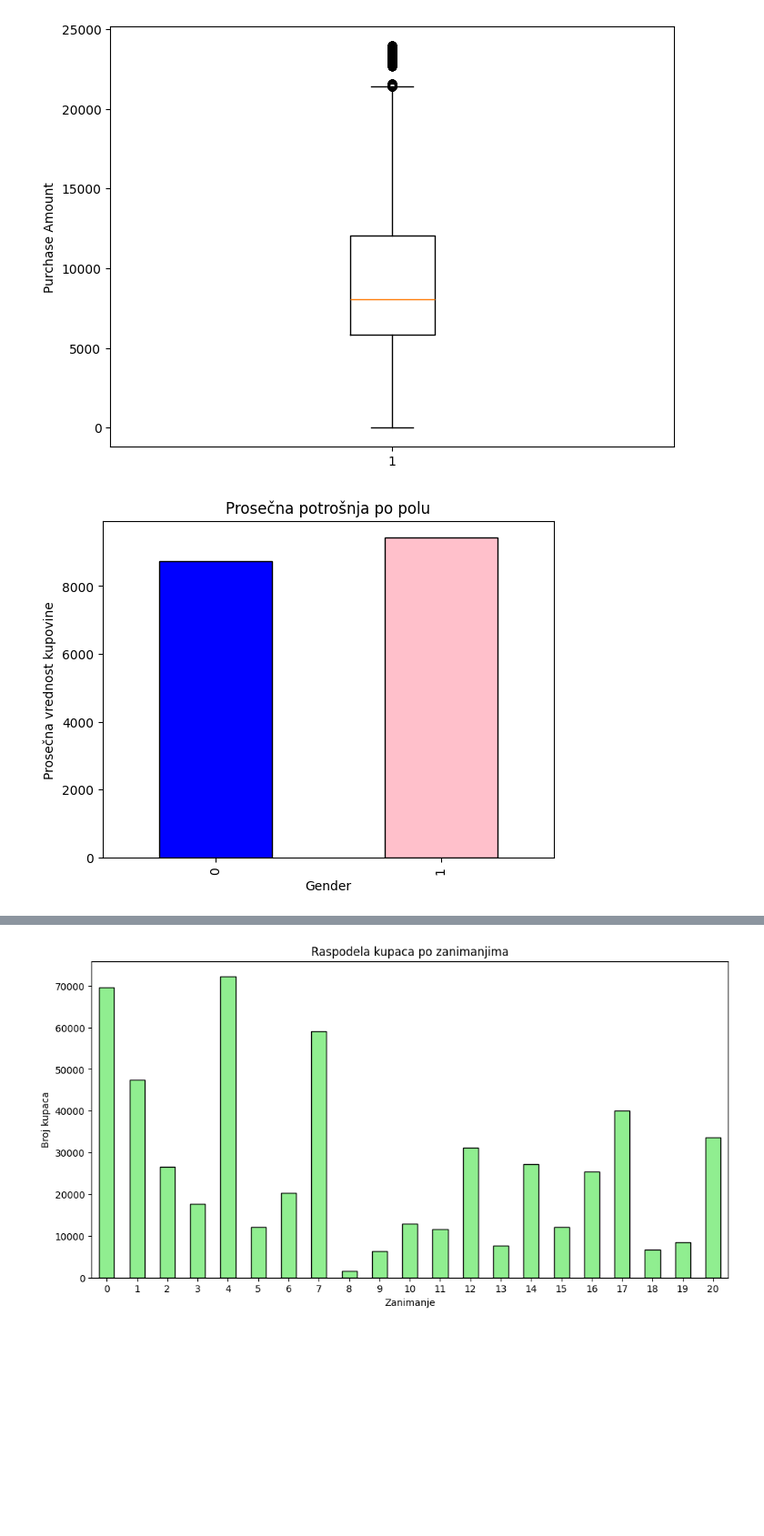
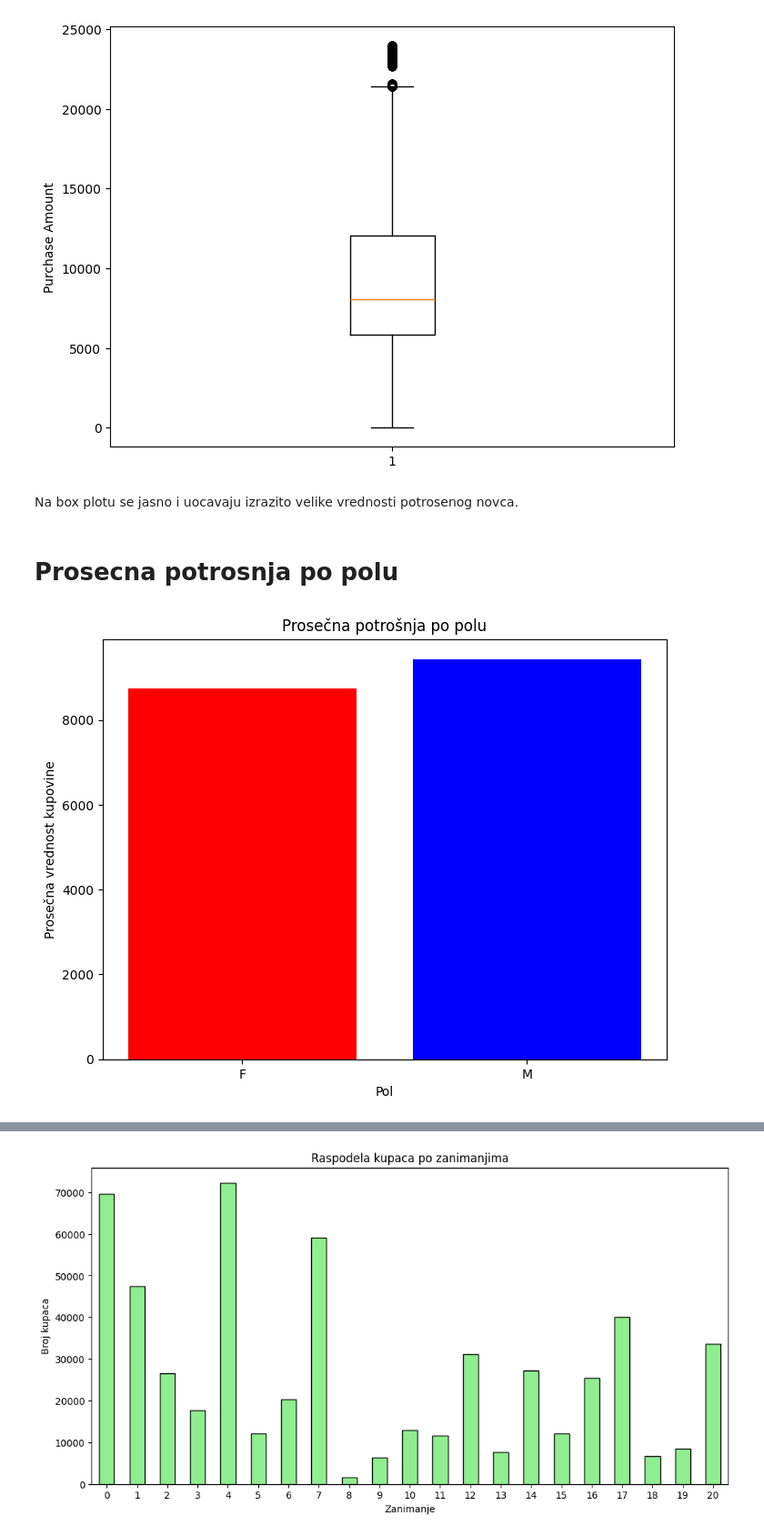
Before and after one commit to dunjica21/Projekat_ML, a Jupyter notebook: BlackFriday.ipynb, the cells around one changed output, grey strips where cells are left out. Shown: that part at 91% size. Drawn from its saved outputs; the diff is of its cells as text; code cells hidden in the pictures; blank space fills up the shorter version.

```diff
--- a/BlackFriday.ipynb
+++ b/BlackFriday.ipynb
@@ -62,6 +80,5 @@ Za početak izbacićemo kolone ID kupaca i proizvoda jer one nemaju nikakvog uti
 # %%
-data.drop('User_ID', axis=1, inplace=True)
-data.drop('Product_ID', axis=1, inplace=True)
+data.drop(['User_ID','Product_ID'], axis=1, inplace=True)
 # %% [markdown]
 U kolonama 'Age' i 'Stay_In_Current_City_Years' se javljaju plusevi koje ćemo ukloniti.
 # %%
@@ -184,10 +211,16 @@ plt.ylabel('Purchase Amount')
 plt.show()
 # %% [output]
 [figure]
+# %% [markdown]
+Na box plotu se jasno i uocavaju izrazito velike vrednosti potrosenog novca.
+# %% [markdown]
+# Prosecna potrosnja po polu
 # %%
-data.groupby('Gender')['Purchase'].mean().plot(kind='bar', color=['blue', 'pink'], edgecolor='black')
+plt.figure(figsize=(8, 6))
+plt.bar(['F', 'M'], data.groupby('Gender')['Purchase'].mean().values, color=['red', 'blue'])
 plt.title('Prosečna potrošnja po polu')
+plt.xlabel('Pol')
 plt.ylabel('Prosečna vrednost kupovine')
 plt.show()
 # %% [output]
-[figure, old version]
+[figure, new version]
```
Also changed, not shown: parts of 111 cells of this notebook, 1 other file.
